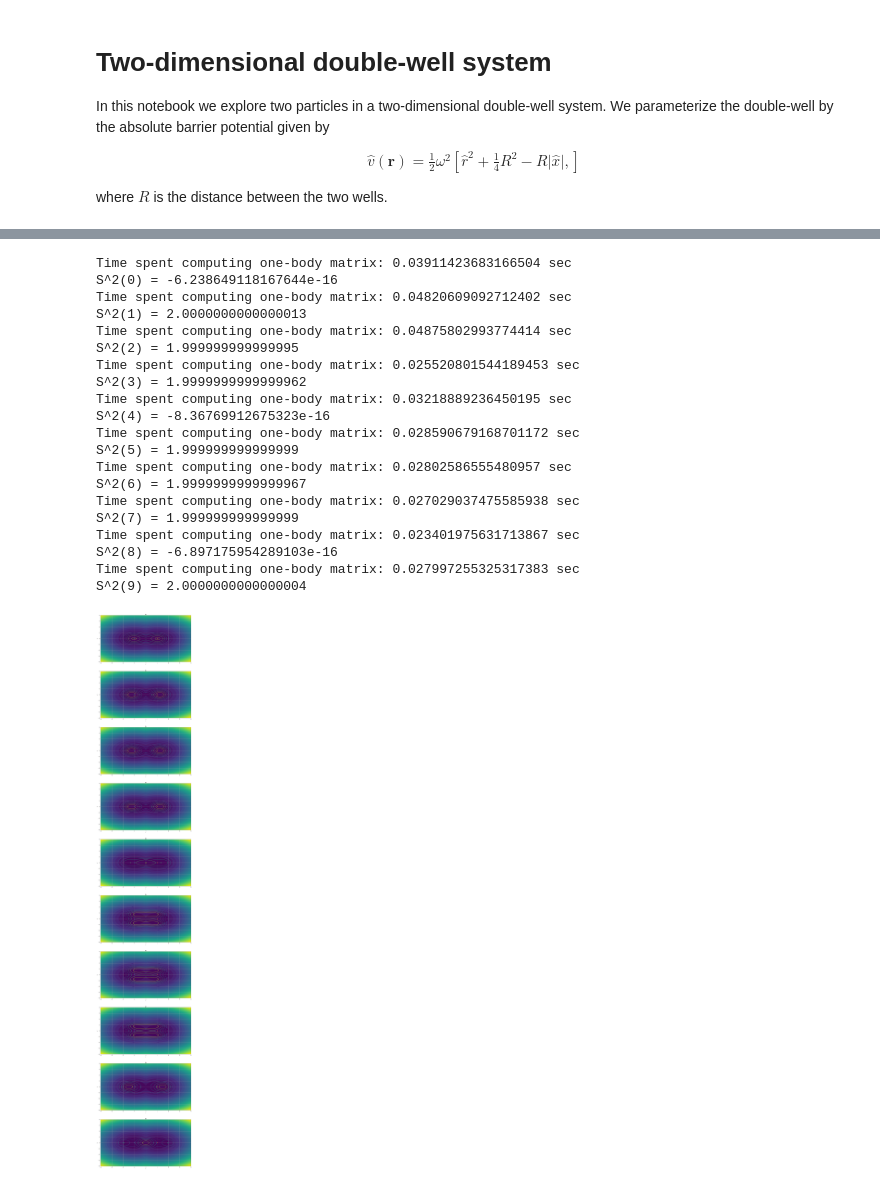
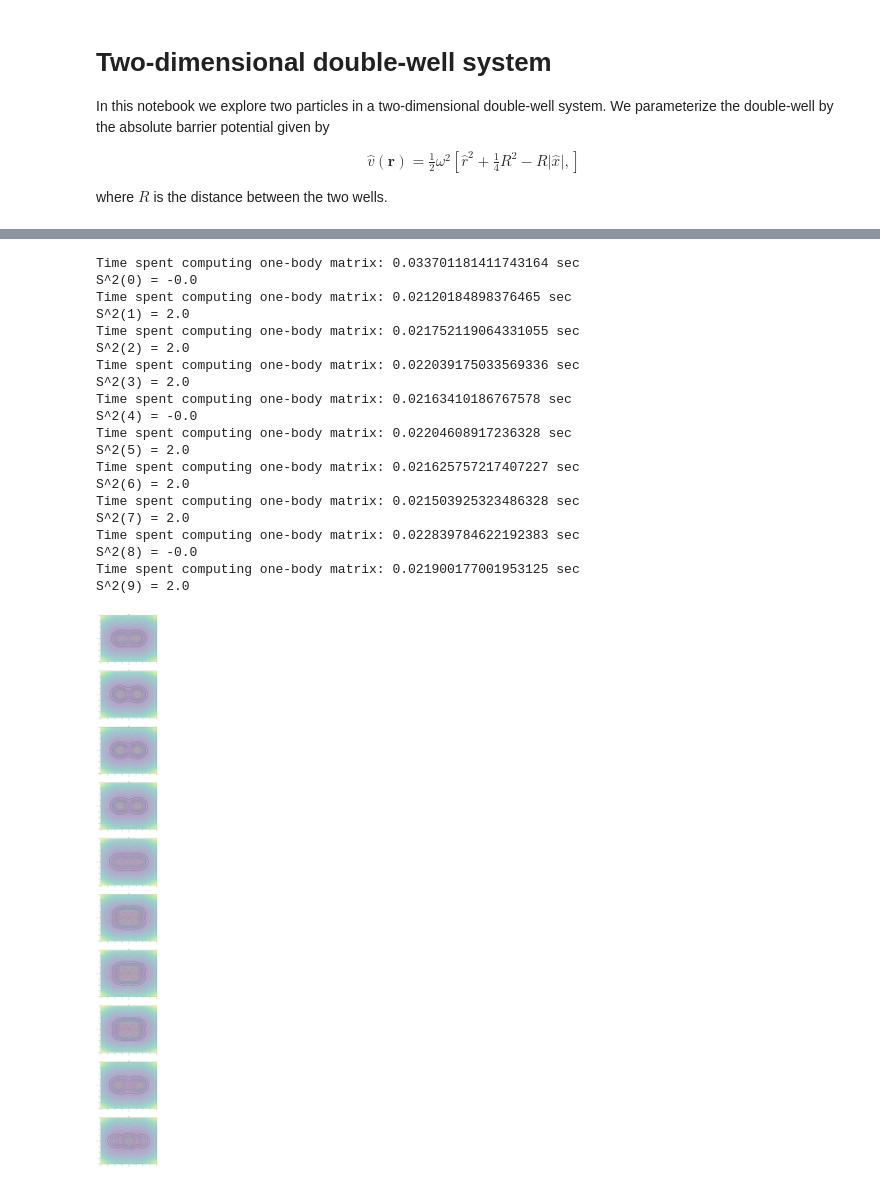
Before and after one commit to Schoyen/gaussians, a Jupyter notebook: notebooks/2d-double-well-abs.ipynb, the cells around one changed output, grey strips where cells are left out. Cells and saved outputs as stored; diff of their text form; code cells hidden in the pictures.

```diff
--- a/notebooks/2d-double-well-abs.ipynb
+++ b/notebooks/2d-double-well-abs.ipynb
@@ -71,11 +71,11 @@ g_params = [g.get_params() for g in gaussians]
 # %% [output]
 [interactive output not drawn]
 # %%
-fig, axes = plt.subplots(len(ang_mom), figsize=(16, len(ang_mom) * 10))
+fig, axes = plt.subplots(len(ang_mom), figsize=(10, len(ang_mom) * 10))
 # axes = [axes]
 ax_ind = 0
 for gauss_l, gauss_r in zip(gaussians[: len(ang_mom)], gaussians[len(ang_mom) :]):
-    axes[ax_ind].contourf(X, Y, pot_x(X) + pot_y(Y), 25)
+    axes[ax_ind].contourf(X, Y, pot_x(X) + pot_y(Y), 25, alpha=0.4)
     axes[ax_ind].scatter(*center_l)
     axes[ax_ind].scatter(*center_r)
 
@@ -167,11 +167,11 @@ bs.change_basis(C)
 # %% [output]
 [interactive output not drawn]
 # %%
-fig, axes = plt.subplots(bs.l, figsize=(16, bs.l * 10))
+fig, axes = plt.subplots(bs.l, figsize=(10, bs.l * 10))
 
 ax_ind = 0
 for i in range(bs.l):
-    axes[ax_ind].contourf(X, Y, pot_x(X) + pot_y(Y), 25)
+    axes[ax_ind].contourf(X, Y, pot_x(X) + pot_y(Y), 25, alpha=0.4)
     axes[ax_ind].scatter(*center_l)
     axes[ax_ind].scatter(*center_r)
 
@@ -219,45 +219,45 @@ CISD ground state energy: 2.3594056965476558
 # %%
 num_states = 10
 
-fig, axes = plt.subplots(num_states, figsize=(16, num_states * 10))
+fig, axes = plt.subplots(num_states, figsize=(10, num_states * 10))
 
 ax_ind = 0
 for I in range(num_states):
-    axes[ax_ind].contourf(X, Y, pot_x(X) + pot_y(Y), 25)
+    axes[ax_ind].contourf(X, Y, pot_x(X) + pot_y(Y), 25, alpha=0.4)
     axes[ax_ind].scatter(*center_l)
     axes[ax_ind].scatter(*center_r)
 
     axes[ax_ind].contour(X, Y, cisd.compute_particle_density(K=I).real)
     axes[ax_ind].set_title(r"$\rho_{" + rf"{I}" + r"}$")
-    print(rf"S^2({I}) = {cisd._s_2[I]}")
+    print(rf"S^2({I}) = {np.round(cisd._s_2[I], 10)}")
     ax_ind += 1
 
 for ax in axes:
     ax.grid()
     ax.set_xlabel(r"$x$")
     ax.set_ylabel(r"$y$")
 
 plt.show()
 # %% [output]
-Time spent computing one-body matrix: 0.03911423683166504 sec
-S^2(0) = -6.238649118167644e-16
-Time spent computing one-body matrix: 0.04820609092712402 sec
-S^2(1) = 2.0000000000000013
-Time spent computing one-body matrix: 0.04875802993774414 sec
-S^2(2) = 1.999999999999995
-Time spent computing one-body matrix: 0.025520801544189453 sec
-S^2(3) = 1.9999999999999962
-Time spent computing one-body matrix: 0.03218889236450195 sec
-S^2(4) = -8.36769912675323e-16
-Time spent computing one-body matrix: 0.028590679168701172 sec
-S^2(5) = 1.999999999999999
-Time spent computing one-body matrix: 0.02802586555480957 sec
-S^2(6) = 1.9999999999999967
-Time spent computing one-body matrix: 0.027029037475585938 sec
-S^2(7) = 1.999999999999999
-Time spent computing one-body matrix: 0.023401975631713867 sec
-S^2(8) = -6.897175954289103e-16
-Time spent computing one-body matrix: 0.027997255325317383 sec
-S^2(9) = 2.0000000000000004
+Time spent computing one-body matrix: 0.033701181411743164 sec
+S^2(0) = -0.0
+Time spent computing one-body matrix: 0.02120184898376465 sec
+S^2(1) = 2.0
+Time spent computing one-body matrix: 0.021752119064331055 sec
+S^2(2) = 2.0
+Time spent computing one-body matrix: 0.022039175033569336 sec
+S^2(3) = 2.0
+Time spent computing one-body matrix: 0.02163410186767578 sec
+S^2(4) = -0.0
+Time spent computing one-body matrix: 0.02204608917236328 sec
+S^2(5) = 2.0
+Time spent computing one-body matrix: 0.021625757217407227 sec
+S^2(6) = 2.0
+Time spent computing one-body matrix: 0.021503925323486328 sec
+S^2(7) = 2.0
+Time spent computing one-body matrix: 0.022839784622192383 sec
+S^2(8) = -0.0
+Time spent computing one-body matrix: 0.021900177001953125 sec
+S^2(9) = 2.0
-[figure, old version]
+[figure, new version]
 [interactive output not drawn]
```
Also changed, not shown: parts of 4 cells of this notebook.
